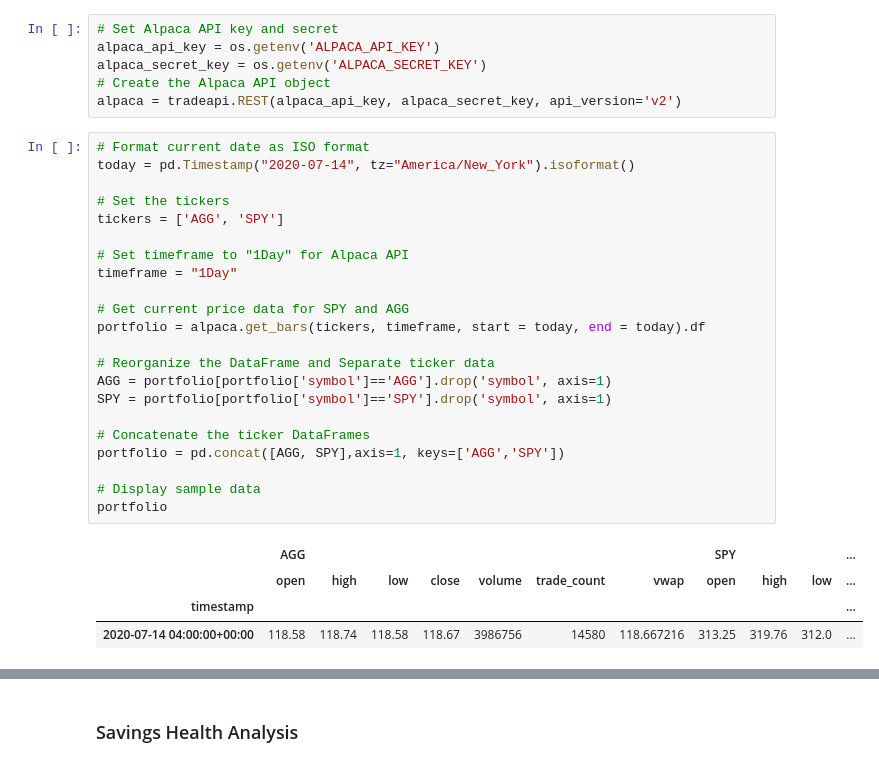
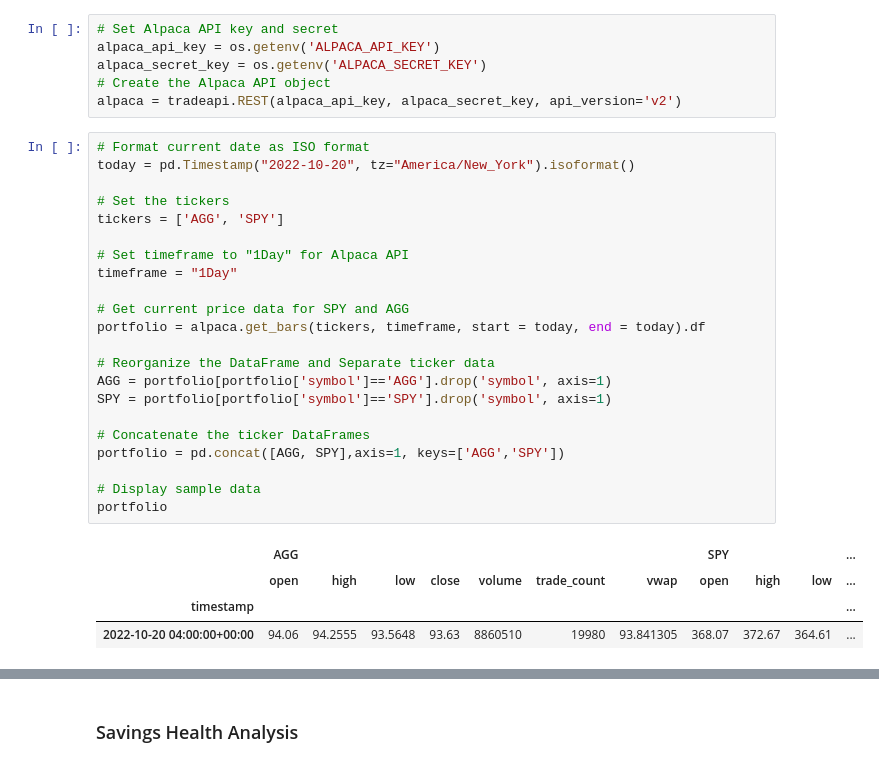
Before and after one commit to Olegreg762/FintechBootcamp, a Jupyter notebook: api_homework/financial-planner.ipynb, the cells around one changed output, grey strips where cells are left out. Drawn from its saved outputs; the diff is of its cells as text.

```diff
--- a/api_homework/financial-planner.ipynb
+++ b/api_homework/financial-planner.ipynb
@@ -58,31 +58,31 @@ alpaca_secret_key = os.getenv('ALPACA_SECRET_KEY')
 alpaca = tradeapi.REST(alpaca_api_key, alpaca_secret_key, api_version='v2')
 # %%
 # Format current date as ISO format
-today = pd.Timestamp("2020-07-14", tz="America/New_York").isoformat()
+today = pd.Timestamp("2022-10-20", tz="America/New_York").isoformat()
 
 # Set the tickers
 tickers = ['AGG', 'SPY']
 
 # Set timeframe to "1Day" for Alpaca API
 timeframe = "1Day"
 
 # Get current price data for SPY and AGG
 portfolio = alpaca.get_bars(tickers, timeframe, start = today, end = today).df
 
 # Reorganize the DataFrame and Separate ticker data
 AGG = portfolio[portfolio['symbol']=='AGG'].drop('symbol', axis=1)
 SPY = portfolio[portfolio['symbol']=='SPY'].drop('symbol', axis=1)
 
 # Concatenate the ticker DataFrames
 portfolio = pd.concat([AGG, SPY],axis=1, keys=['AGG','SPY'])
 
 # Display sample data
 portfolio
 # %% [output]
 |  | AGG |  |  |  |  |  |  | SPY |  |  | ... |
 |  | open | high | low | close | volume | trade_count | vwap | open | high | low | ... |
 | timestamp |  |  |  |  |  |  |  |  |  |  | ... |
-| 2020-07-14 04:00:00+00:00 | 118.58 | 118.74 | 118.58 | 118.67 | 3986756 | 14580 | 118.667216 | 313.25 | 319.76 | 312.0 | ... |
+| 2022-10-20 04:00:00+00:00 | 94.06 | 94.2555 | 93.5648 | 93.63 | 8860510 | 19980 | 93.841305 | 368.07 | 372.67 | 364.61 | ... |
 # %%
 # Pick AGG and SPY close prices
 agg_close_price = float(portfolio['AGG']['close'])
```
Also changed, not shown: parts of 17 cells of this notebook, 2 other files.
